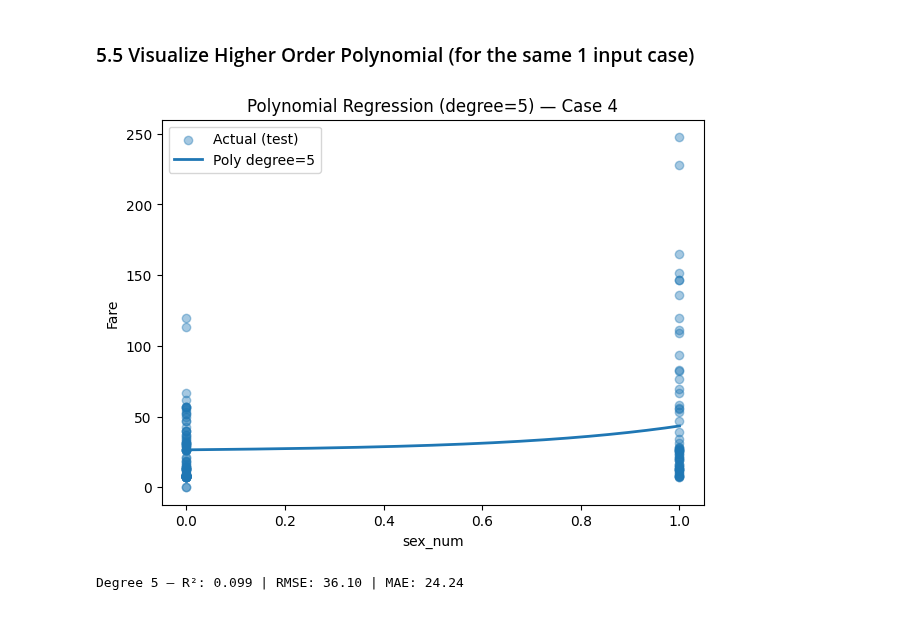
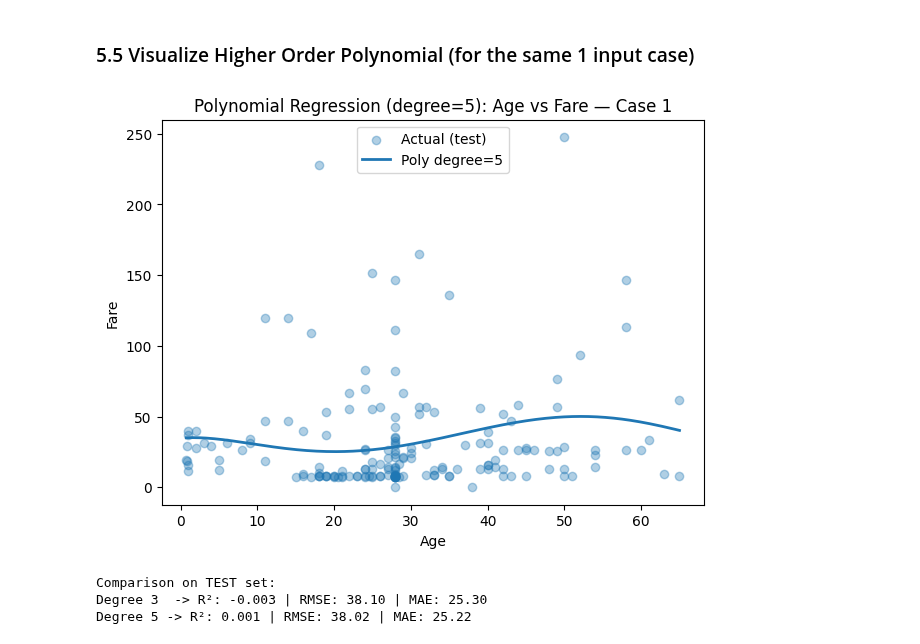
Before and after one commit to BethSpornitz/ml01, a Jupyter notebook: notebooks/project04/ml04_bethspornitz.ipynb, the cells around one changed output. Drawn from its saved outputs; the diff is of its cells as text; code cells hidden in the pictures.

```diff
--- a/notebooks/project04/ml04_bethspornitz.ipynb
+++ b/notebooks/project04/ml04_bethspornitz.ipynb
@@ -507,43 +480,55 @@ Polynomial MAE: 24.24
 # %% [markdown]
 ### 5.5 Visualize Higher Order Polynomial (for the same 1 input case)
 # %%
-# 5.5 — Higher-order polynomial on Case 4 (single numeric feature)
+# 5.5 — Higher-order polynomial on the SAME 1-input case (e.g., Case 1: Age -> Fare)
+# Assumes X1_train, X1_test, y1_train, y1_test already exist from your earlier cells.
 
-degree = 5  # try 4–8
+# Choose the higher degree (try 4–8)
+degree = 5
 
-# Build polynomial features from Case 4 (must be a single column like [['age']] or [['family_size']])
+# Fit polynomial model on Case 1
 poly_hi = PolynomialFeatures(degree=degree)
-X4_train_poly = poly_hi.fit_transform(X4_train)
-X4_test_poly  = poly_hi.transform(X4_test)
+X1_train_poly_hi = poly_hi.fit_transform(X1_train)
+X1_test_poly_hi  = poly_hi.transform(X1_test)
 
-poly_model_hi = LinearRegression().fit(X4_train_poly, y4_train)
-y4_pred_poly_hi = poly_model_hi.predict(X4_test_poly)
+poly_model_hi = LinearRegression().fit(X1_train_poly_hi, y1_train)
+y1_pred_poly_hi = poly_model_hi.predict(X1_test_poly_hi)
 
-# Make a smooth x-grid to draw the curve
-x_min = float(np.nanmin(X4_test.values))
-x_max = float(np.nanmax(X4_test.values))
+# Also get cubic (degree=3) to compare quickly
+poly3 = PolynomialFeatures(degree=3)
+X1_train_poly3 = poly3.fit_transform(X1_train)
+X1_test_poly3  = poly3.transform(X1_test)
+poly_model3 = LinearRegression().fit(X1_train_poly3, y1_train)
+y1_pred_poly3 = poly_model3.predict(X1_test_poly3)
+
+# Build a smooth curve for plotting
+x_min = float(np.nanmin(X1_test.values))
+x_max = float(np.nanmax(X1_test.values))
 x_grid = np.linspace(x_min, x_max, 300).reshape(-1, 1)
-y_grid = poly_model_hi.predict(poly_hi.transform(x_grid))
+y_grid_hi = poly_model_hi.predict(poly_hi.transform(x_grid))
 
-# Plot: scatter of actuals + smooth polynomial curve
+# Plot: actuals + smooth polynomial curve
 plt.figure(figsize=(7,5))
-plt.scatter(X4_test.values, y4_test.values, alpha=0.4, label='Actual (test)')
-plt.plot(x_grid, y_grid, linewidth=2, label=f'Poly degree={degree}')
-plt.title(f"Polynomial Regression (degree={degree}) — Case 4")
-plt.xlabel(X4_test.columns[0])
+plt.scatter(X1_test.values, y1_test.values, alpha=0.35, label='Actual (test)')
+plt.plot(x_grid, y_grid_hi, linewidth=2, label=f'Poly degree={degree}')
+plt.title(f"Polynomial Regression (degree={degree}): Age vs Fare — Case 1")
+plt.xlabel("Age")
 plt.ylabel("Fare")
 plt.legend()
 plt.show()
 
-# Metrics
-mse  = mean_squared_error(y4_test, y4_pred_poly_hi)
-rmse = float(np.sqrt(mse))
-mae  = mean_absolute_error(y4_test, y4_pred_poly_hi)
-r2   = r2_score(y4_test, y4_pred_poly_hi)
-print(f"Degree {degree} — R²: {r2:.3f} | RMSE: {rmse:.2f} | MAE: {mae:.2f}")
+# Quick metrics to compare degree 3 vs your higher degree
+def _rmse(y_true, y_pred):
+    return float(np.sqrt(mean_squared_error(y_true, y_pred)))
+
+print("Comparison on TEST set:")
+print(f"Degree 3  -> R²: {r2_score(y1_test, y1_pred_poly3):.3f} | RMSE: {_rmse(y1_test, y1_pred_poly3):.2f} | MAE: {mean_absolute_error(y1_test, y1_pred_poly3):.2f}")
+print(f"Degree {degree} -> R²: {r2_score(y1_test, y1_pred_poly_hi):.3f} | RMSE: {_rmse(y1_test, y1_pred_poly_hi):.2f} | MAE: {mean_absolute_error(y1_test, y1_pred_poly_hi):.2f}")
 # %% [output]
-[figure, old version]
+[figure, new version]
-Degree 5 — R²: 0.099 | RMSE: 36.10 | MAE: 24.24
+Comparison on TEST set:
+Degree 3  -> R²: -0.003 | RMSE: 38.10 | MAE: 25.30
+Degree 5 -> R²: 0.001 | RMSE: 38.02 | MAE: 25.22
 # %% [markdown]
 ## Section 6. Final Thoughts & Insights
 
```
Also changed, not shown: parts of 14 cells of this notebook, 1 other file.
